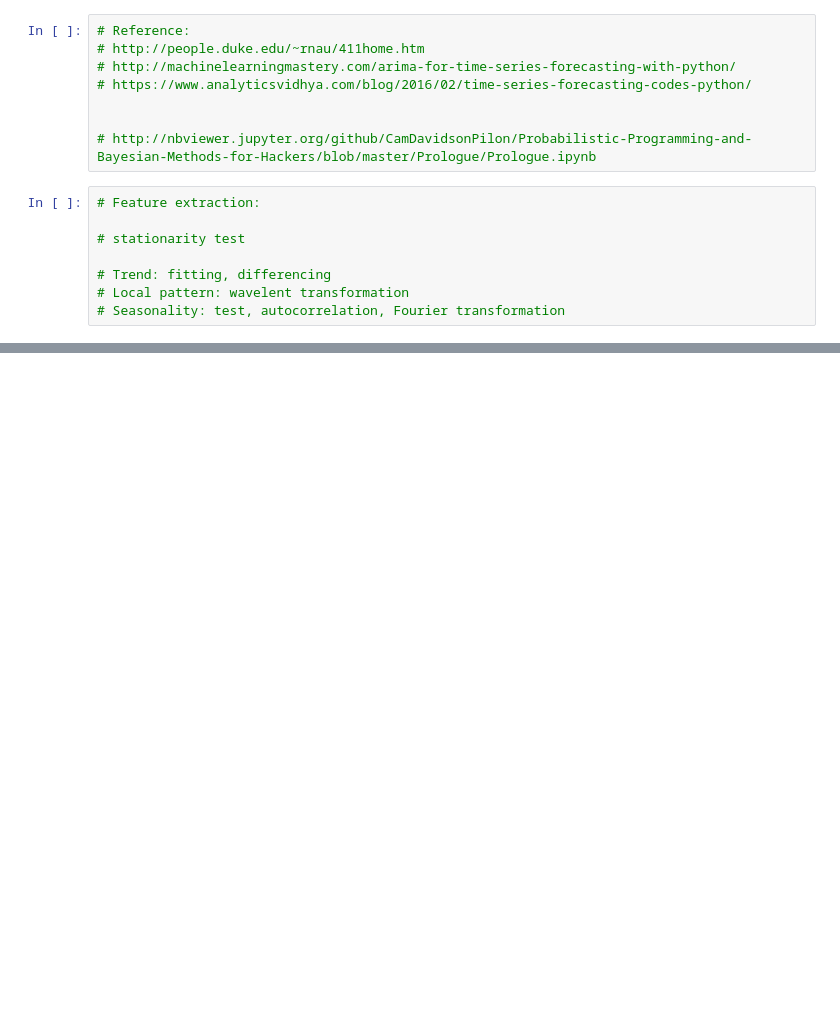
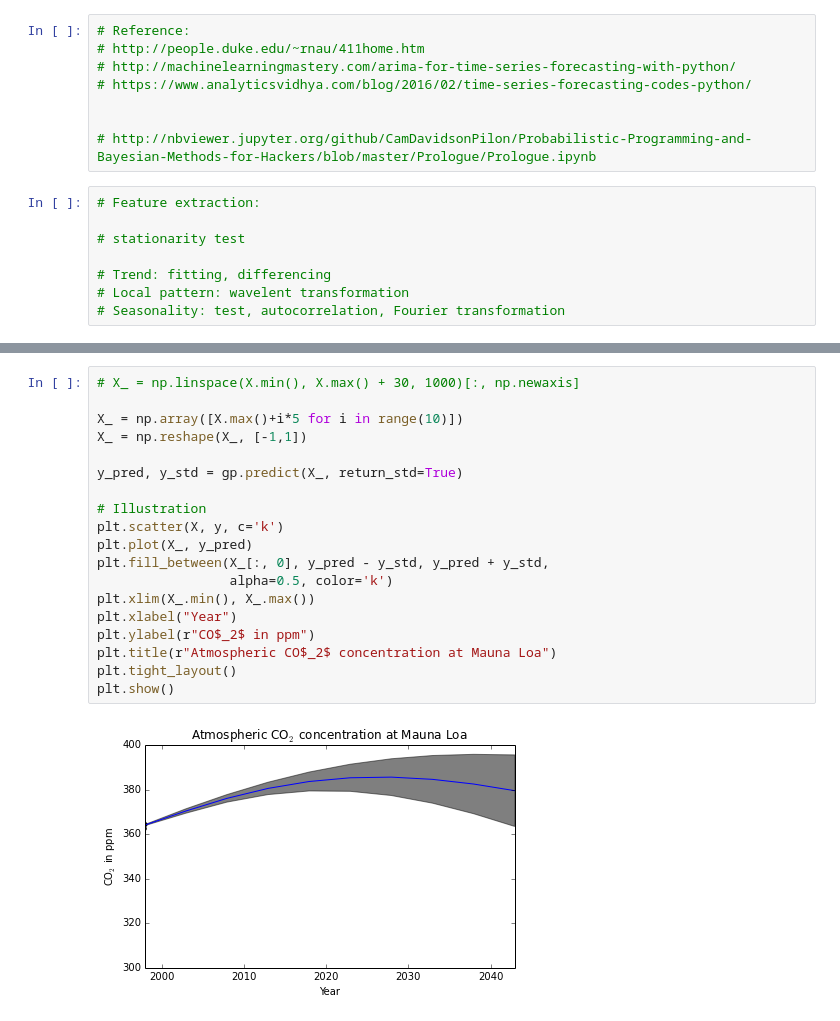
Before and after one commit to weilai0980/tsRNN, a Jupyter notebook: tsStatistics.ipynb, the cells around one changed output, grey strips where cells are left out. Drawn from its saved outputs; the diff is of its cells as text; blank space fills up the shorter version.

```diff
--- a/tsStatistics.ipynb
+++ b/tsStatistics.ipynb
@@ -105,0 +167,21 @@ plt.show()
+# %%
+# X_ = np.linspace(X.min(), X.max() + 30, 1000)[:, np.newaxis]
+
+X_ = np.array([X.max()+i*5 for i in range(10)])
+X_ = np.reshape(X_, [-1,1])
+
+y_pred, y_std = gp.predict(X_, return_std=True)
+
+# Illustration
+plt.scatter(X, y, c='k')
+plt.plot(X_, y_pred)
+plt.fill_between(X_[:, 0], y_pred - y_std, y_pred + y_std,
+                 alpha=0.5, color='k')
+plt.xlim(X_.min(), X_.max())
+plt.xlabel("Year")
+plt.ylabel(r"CO$_2$ in ppm")
+plt.title(r"Atmospheric CO$_2$ concentration at Mauna Loa")
+plt.tight_layout()
+plt.show()
+# %% [output]
+[figure, added]
```
Also changed, not shown: parts of 4 cells of this notebook, 5 other files.
